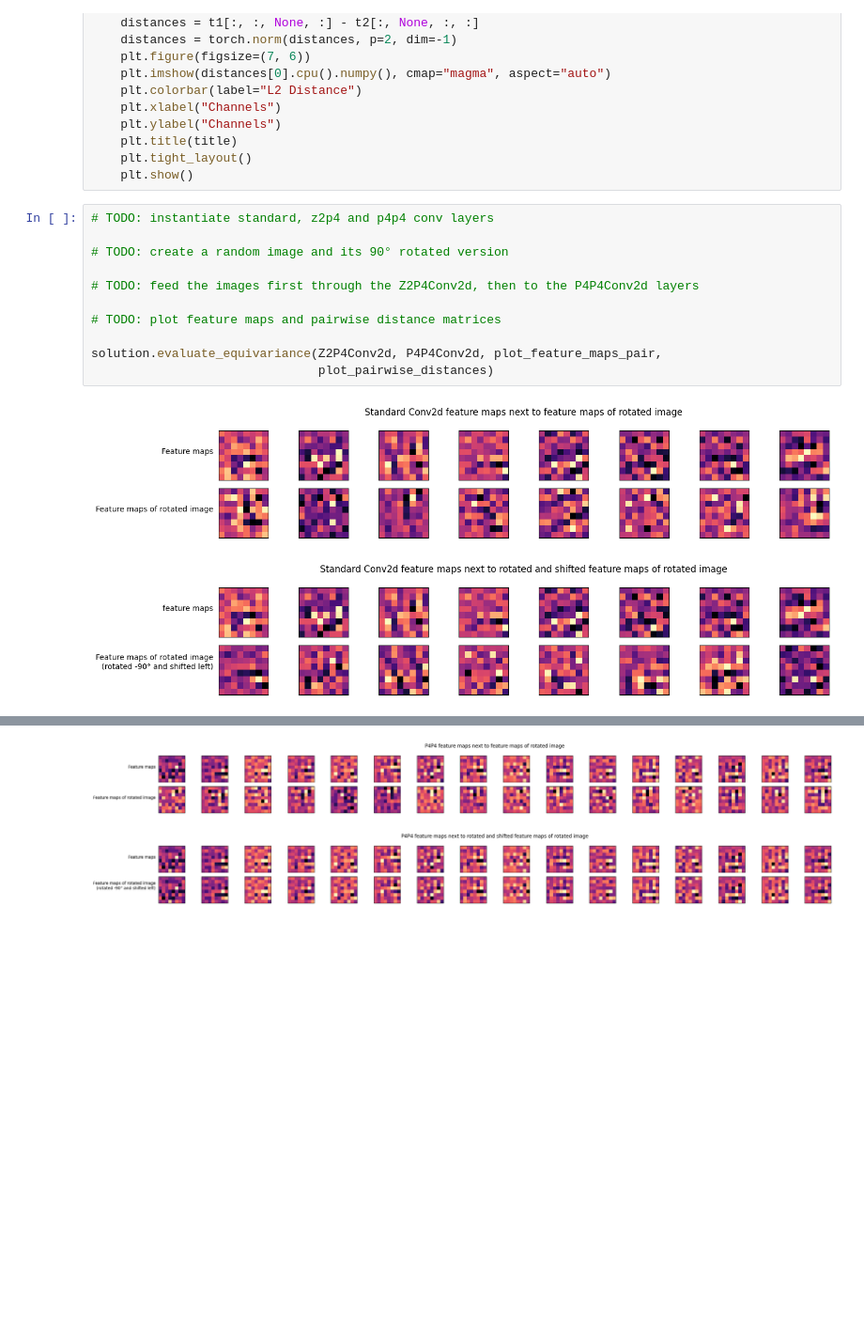
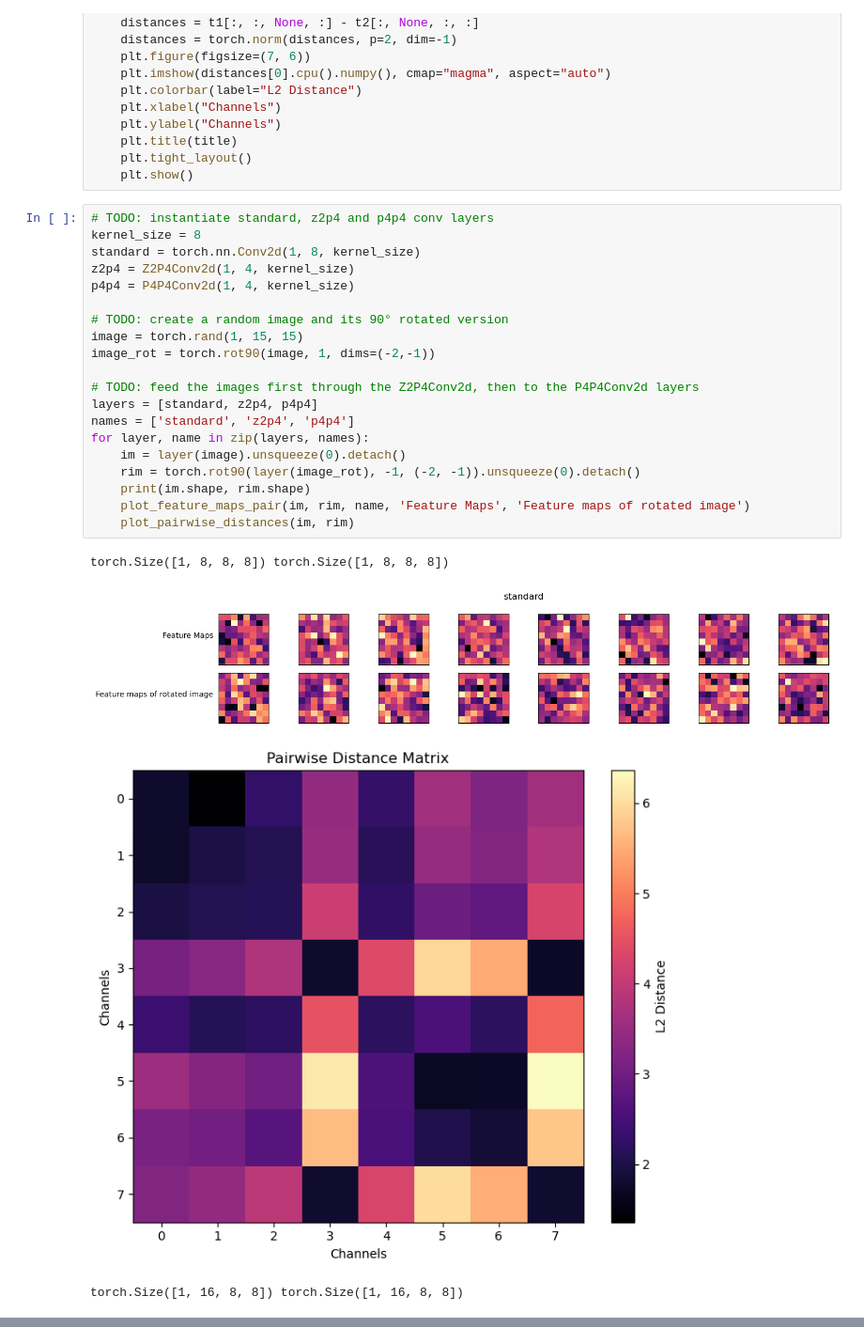
Before and after one commit to Luka-Radulovic/deep-learning-2-assignments, a Jupyter notebook: 04/equivariant_neural_networks.ipynb, the cells around one changed output, grey strips where cells are left out. Shown at 94% size. Saved outputs shown, nothing was run; the diff lists cells and outputs as text; blank space fills up the shorter version.

```diff
--- a/04/equivariant_neural_networks.ipynb
+++ b/04/equivariant_neural_networks.ipynb
@@ -162,15 +173,26 @@ def plot_pairwise_distances(tensor1,
     plt.show()
 # %%
 # TODO: instantiate standard, z2p4 and p4p4 conv layers
+kernel_size = 8
+standard = torch.nn.Conv2d(1, 8, kernel_size)
+z2p4 = Z2P4Conv2d(1, 4, kernel_size)
+p4p4 = P4P4Conv2d(1, 4, kernel_size)
 
 # TODO: create a random image and its 90° rotated version
+image = torch.rand(1, 15, 15)
+image_rot = torch.rot90(image, 1, dims=(-2,-1))
 
 # TODO: feed the images first through the Z2P4Conv2d, then to the P4P4Conv2d layers
-
-# TODO: plot feature maps and pairwise distance matrices
-
-solution.evaluate_equivariance(Z2P4Conv2d, P4P4Conv2d, plot_feature_maps_pair,
-                               plot_pairwise_distances)
+layers = [standard, z2p4, p4p4]
+names = ['standard', 'z2p4', 'p4p4']
+for layer, name in zip(layers, names):
+    im = layer(image).unsqueeze(0).detach()
+    rim = torch.rot90(layer(image_rot), -1, (-2, -1)).unsqueeze(0).detach()
+    print(im.shape, rim.shape)
+    plot_feature_maps_pair(im, rim, name, 'Feature Maps', 'Feature maps of rotated image')
+    plot_pairwise_distances(im, rim)
 # %% [output]
+torch.Size([1, 8, 8, 8]) torch.Size([1, 8, 8, 8])
-[figure, old version]
+[figure, new version]
-[figure, old version]
+[figure, new version]
+torch.Size([1, 16, 8, 8]) torch.Size([1, 16, 8, 8])
@@ -181,2 +203,0 @@ solution.evaluate_equivariance(Z2P4Conv2d, P4P4Conv2d, plot_feature_maps_pair,
-[figure, removed]
-[figure, removed]
```
Also changed, not shown: parts of 2 cells of this notebook, 1 other file.
